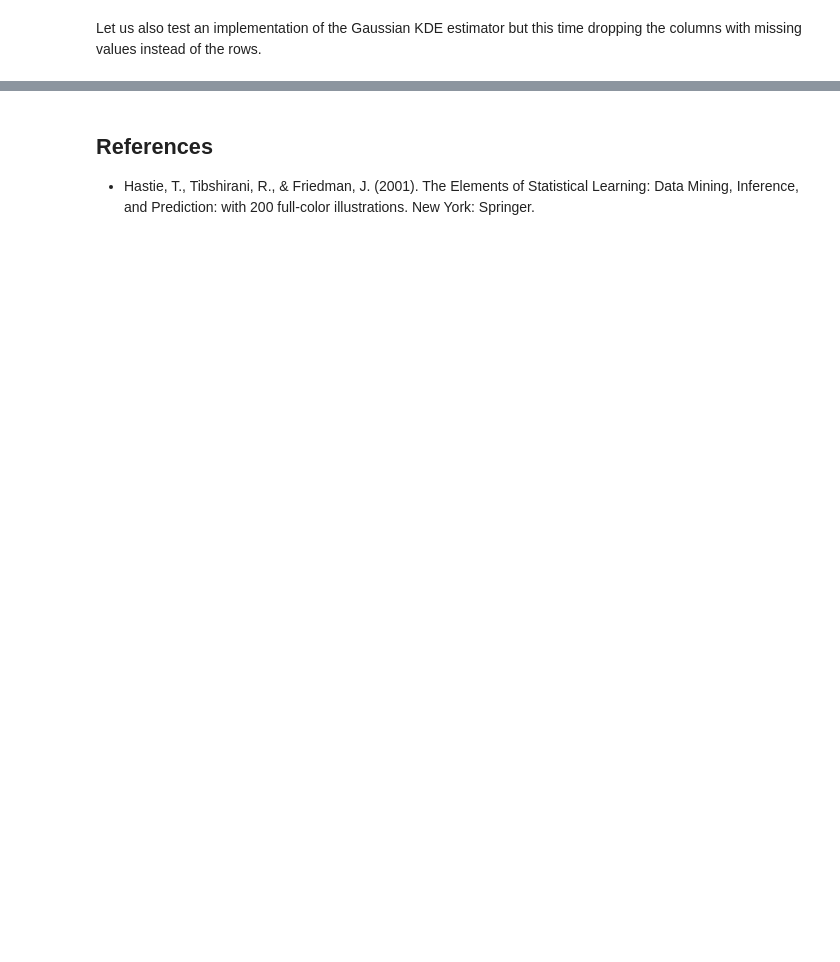
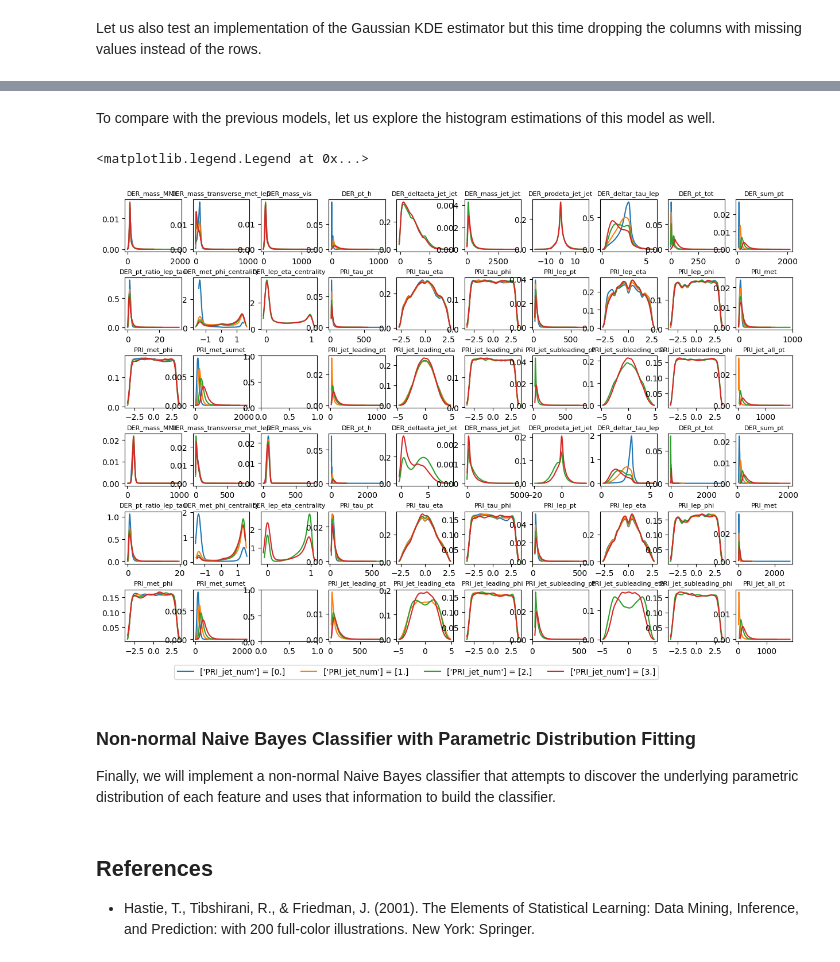
Before and after one commit to AimbotParce/MDS-AML-HiggsBosonATLAS, a Jupyter notebook: notebooks/non-normal-naive-bayes.ipynb, the cells around one changed output, grey strips where cells are left out. Cells and saved outputs as stored; diff of their text form; code cells hidden in the pictures; blank space fills up the shorter version.

```diff
--- a/notebooks/non-normal-naive-bayes.ipynb
+++ b/notebooks/non-normal-naive-bayes.ipynb
@@ -350,0 +421,20 @@ print(report)
+# %%
+from src.naive_bayes import RobustEagerGaussianKDEstimator, CategoricalAwareBespokeNB
+
+model = CategoricalAwareBespokeNB(
+    estimators={
+        j: RobustEagerGaussianKDEstimator()  # No need for the RobustCategoricalEstimator here. It's handled internally
+        for j in range(X_train.shape[1])
+    },
+    categorical_features=categorical_features,
+)
+
+model.fit(X_train.to_numpy(), y_train.to_numpy())
+
+y_pred = model.predict(X_test)
+from sklearn.metrics import accuracy_score, classification_report
+
+accuracy = accuracy_score(y_test.to_numpy(), y_pred)
+report = classification_report(y_test.to_numpy(), y_pred)
+print(f"Accuracy: {accuracy:.4f}")
+print(report)
@@ -351,3 +451,42 @@ print(report)
+# %% [markdown]
+To compare with the previous models, let us explore the histogram estimations of this model as well.
+# %%
+import matplotlib.pyplot as plt
+import math
+from src.naive_bayes import RobustEagerGaussianKDEstimator
+
+# Plot the class histograms for each categorical combination and each class
+num_cols = model.num_features // 3
+num_rows_per_class = math.ceil(model.num_features / num_cols)
+label_template = f"{str(df.columns[model.categorical_features].tolist())} = {{cat_comb}}"
+fig, ax = plt.subplots(model.num_classes * num_rows_per_class, num_cols, figsize=(15, 10))
+for class_idx, class_label in enumerate(model.classes_):
+    for feature_idx in range(model.num_features):
+        if feature_idx in model.categorical_features:
+            continue  # Skip categorical features
+        for comb_idx, cat_comb in enumerate(model._categorical_combinations):
+            # We know, from how we built the model, that all estimators are RobustEagerGaussianKDEstimator
+            estimator: RobustEagerGaussianKDEstimator = model._fitted_estimators[class_idx][comb_idx][feature_idx]
+            ax_index = np.s_[class_idx * num_rows_per_class + feature_idx // num_cols, feature_idx % num_cols]
+            ax[ax_index].plot(
+                (estimator._bin_edges[:-1] + estimator._bin_edges[1:]) / 2,  # Midpoints
+                estimator._density,
+                color=f"C{comb_idx}",
+                label=label_template.format(cat_comb=cat_comb),
+            )
+            ax[ax_index].set_title(df.columns[feature_idx], fontsize=8)
+            # ax[ax_index].set_xlabel("Value")
+            # ax[ax_index].set_ylabel("Density")
+# plt.tight_layout()
+plt.subplots_adjust(hspace=0.5)
+plt.legend(ncol=len(model._categorical_combinations), loc="lower left", bbox_to_anchor=(-10, -0.8))
+# %% [output]
+<matplotlib.legend.Legend at 0x...>
+[figure, added]
+# %% [markdown]
+### Non-normal Naive Bayes Classifier with Parametric Distribution Fitting
+
+Finally, we will implement a non-normal Naive Bayes classifier that attempts to discover the underlying parametric distribution of each feature and uses that information to build the classifier.
 # %% [markdown]
 ## References
 
```
Also changed, not shown: parts of 14 cells of this notebook, 2 other files.
